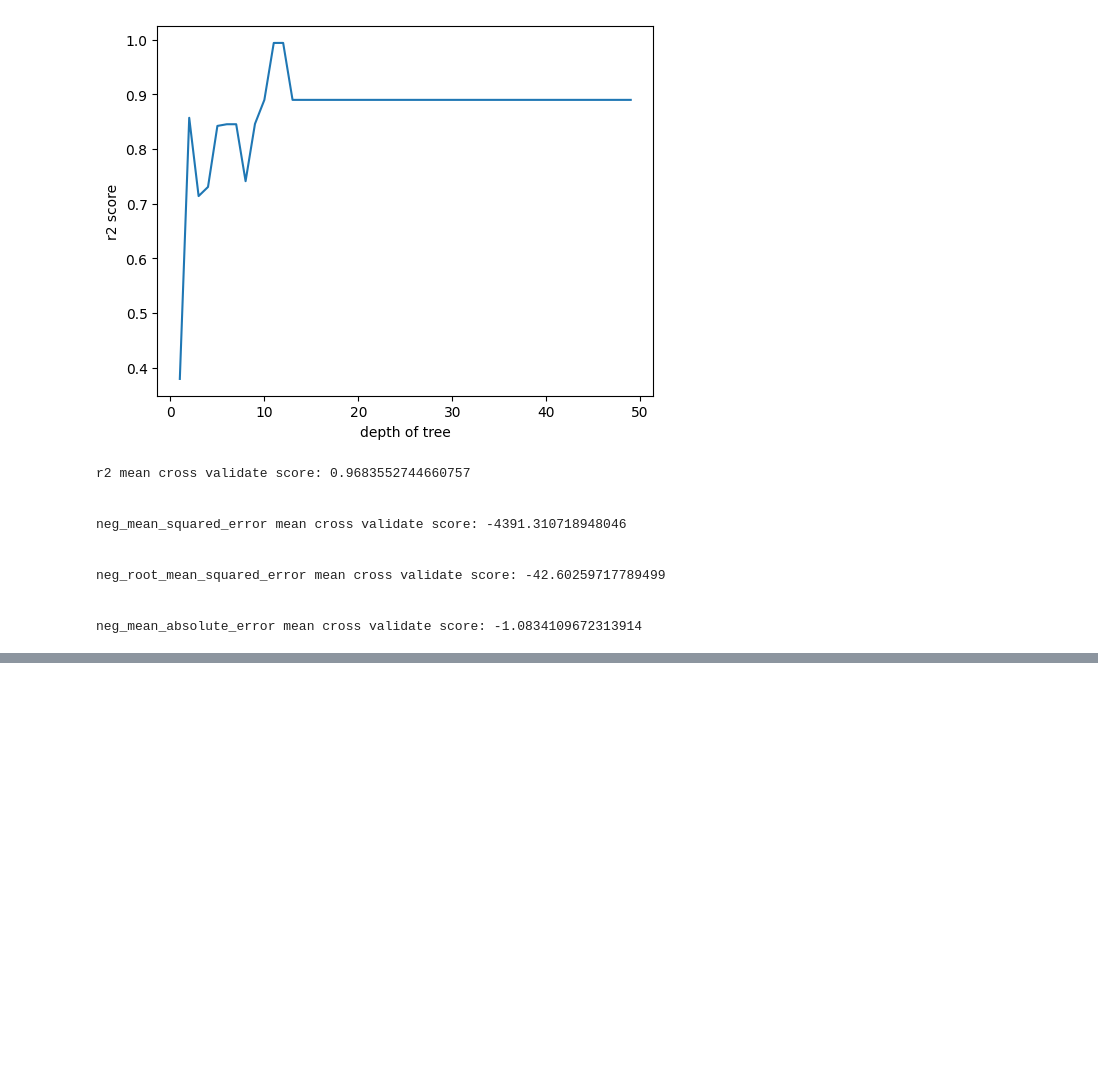
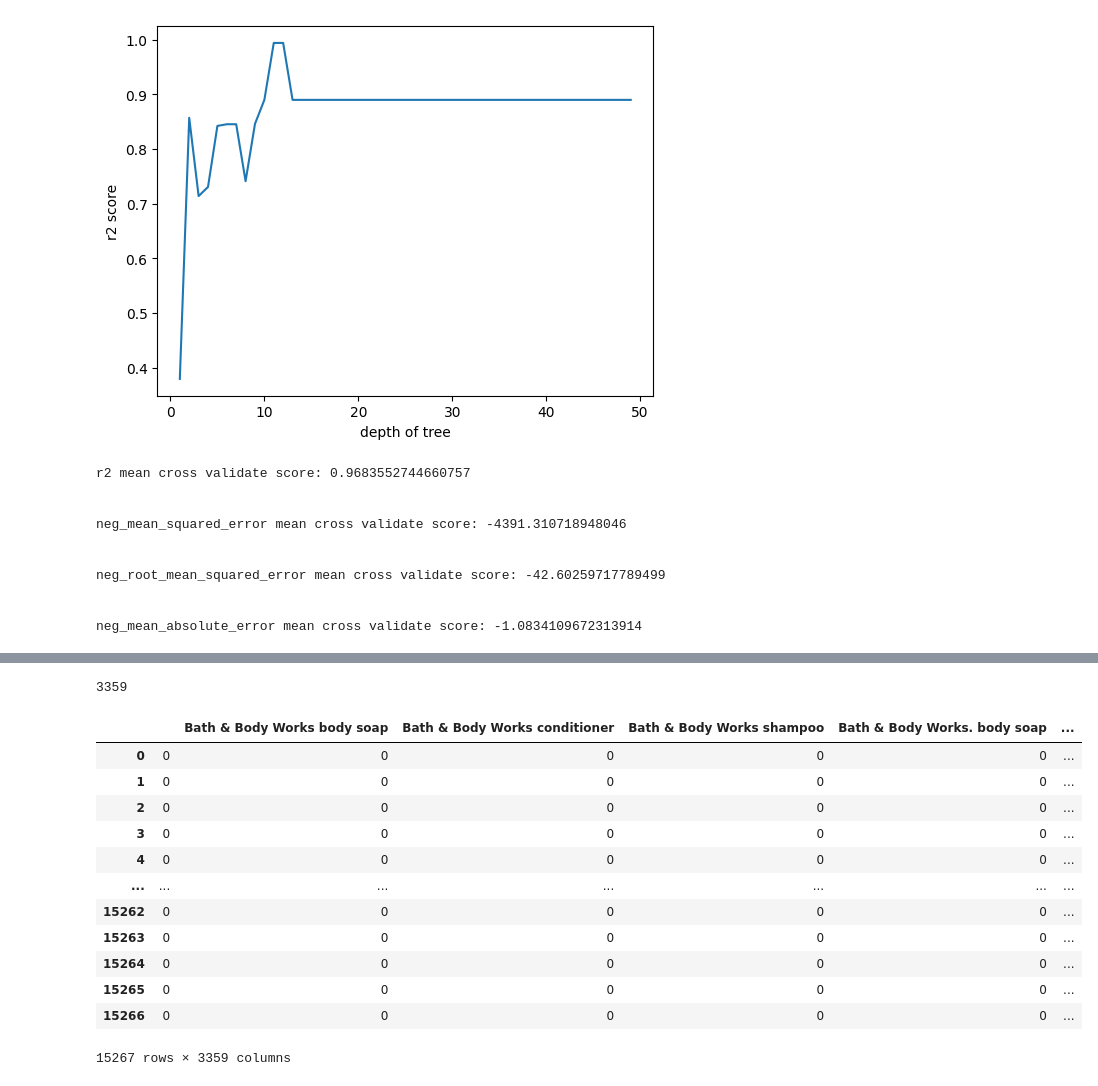
Before and after one commit to 112523chen/CET4973-Fall-Project, a Jupyter notebook: notebook.ipynb, the cells around one changed output, grey strips where cells are left out. Saved outputs shown, nothing was run; the diff lists cells and outputs as text; code cells hidden in the pictures; blank space fills up the shorter version.

```diff
--- a/notebook.ipynb
+++ b/notebook.ipynb
@@ -674,0 +920,46 @@ neg_mean_absolute_error mean cross validate score: -1.0834109672313914
+# %%
+#feature engineering from existing columns
+df_with_amenities = pd.get_dummies(df_with_amenities, columns=['instant_bookable'], drop_first=True)
+df_with_amenities = pd.get_dummies(df_with_amenities, columns=['room_type','property_type'], drop_first=True)
+df_with_amenities = pd.get_dummies(df_with_amenities, columns=['neighbourhood_cleansed','neighbourhood_group_cleansed'], drop_first=True)
+df_with_amenities = pd.get_dummies(df_with_amenities, columns=['host_response_time','host_neighbourhood'], drop_first=True)
+
+#feature engineering from created columns
+df_with_amenities['host_location_in_ny'] = np.where(df_with_amenities['host_location'].str.contains("NY|New York"), True, False)
+df_with_amenities.drop("host_location", axis=1, inplace=True)
+df_with_amenities = pd.get_dummies(df_with_amenities, columns=['host_location_in_ny'], drop_first=True)
+# %%
+amenities = {}
+for amenities_set in df_with_amenities.amenities.values:
+    amenities_set = amenities_set.strip('][').replace('"',"").split(', ')
+    for item in amenities_set:
+        amenities[item] = amenities.get(item, 0) + 1
+
+#number of unique amenities
+len(amenities.keys())
+# %% [output]
+3359
+# %%
+from sklearn.preprocessing import MultiLabelBinarizer
+
+list_function = lambda row: row.strip('][').replace('"',"").split(', ')
+df_with_amenities['amenities'] = df_with_amenities.amenities.apply(list_function)
+mlb = MultiLabelBinarizer()
+
+amenities_df = pd.DataFrame(mlb.fit_transform(df_with_amenities['amenities']),columns=mlb.classes_, index=df_with_amenities.index)
+
+amenities_df.head()
+# %% [output]
+|  |  | Bath & Body Works body soap | Bath & Body Works conditioner | Bath & Body Works shampoo | Bath & Body Works. body soap | ... |
+| 0 | 0 | 0 | 0 | 0 | 0 | ... |
+| 1 | 0 | 0 | 0 | 0 | 0 | ... |
+| 2 | 0 | 0 | 0 | 0 | 0 | ... |
+| 3 | 0 | 0 | 0 | 0 | 0 | ... |
+| 4 | 0 | 0 | 0 | 0 | 0 | ... |
+| ... | ... | ... | ... | ... | ... | ... |
+| 15262 | 0 | 0 | 0 | 0 | 0 | ... |
+| 15263 | 0 | 0 | 0 | 0 | 0 | ... |
+| 15264 | 0 | 0 | 0 | 0 | 0 | ... |
+| 15265 | 0 | 0 | 0 | 0 | 0 | ... |
+| 15266 | 0 | 0 | 0 | 0 | 0 | ... |
+15267 rows × 3359 columns
```
Also changed, not shown: parts of 25 cells of this notebook.
